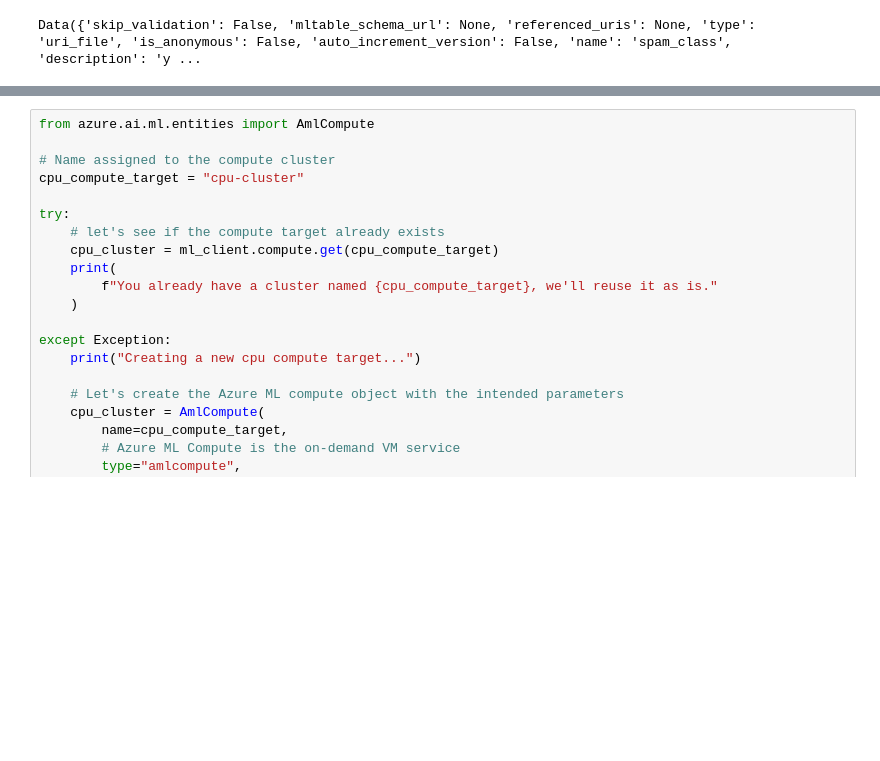
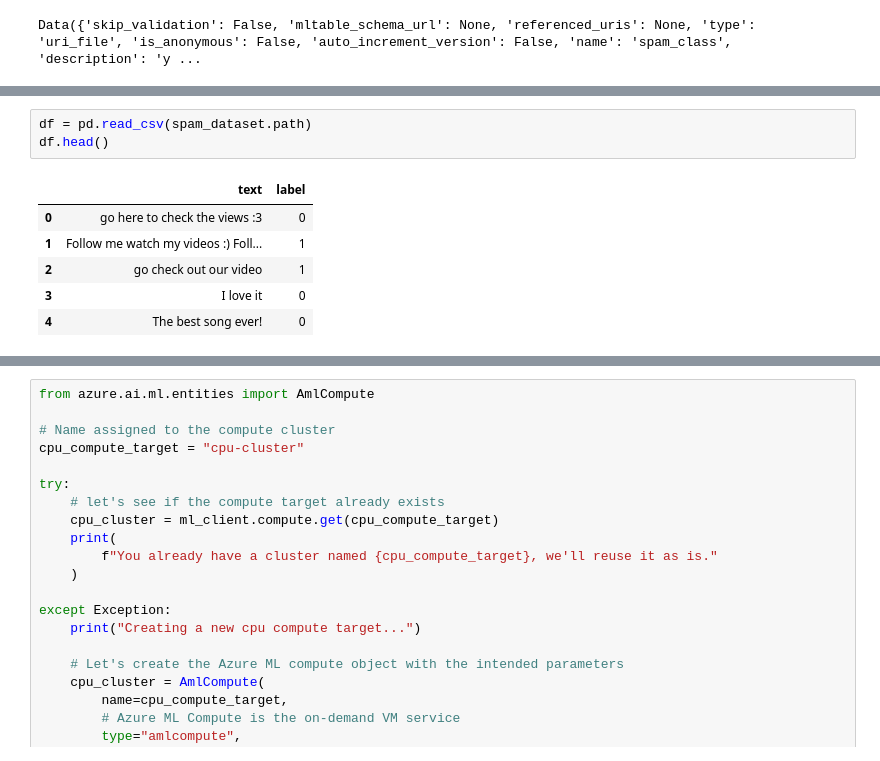
Before and after one commit to shivachittamuru/Spam_Classification_MLOps_V2, a Jupyter notebook: all_in_one-v2.ipynb, the cells around one changed output, grey strips where cells are left out. Drawn from its saved outputs; the diff is of its cells as text; blank space fills up the shorter version.

```diff
--- a/all_in_one-v2.ipynb
+++ b/all_in_one-v2.ipynb
@@ -156,0 +180,10 @@ spam
+# %%
+df = pd.read_csv(spam_dataset.path)
+df.head()
+# %% [output]
+|  | text | label |
+| 0 | go here to check the views :3﻿ | 0 |
+| 1 | Follow me watch my videos :) Foll... | 1 |
+| 2 | go check out our video﻿ | 1 |
+| 3 | I love it﻿ | 0 |
+| 4 | The best song ever!﻿ | 0 |
```
Also changed, not shown: parts of 64 cells of this notebook, 10 other files.
